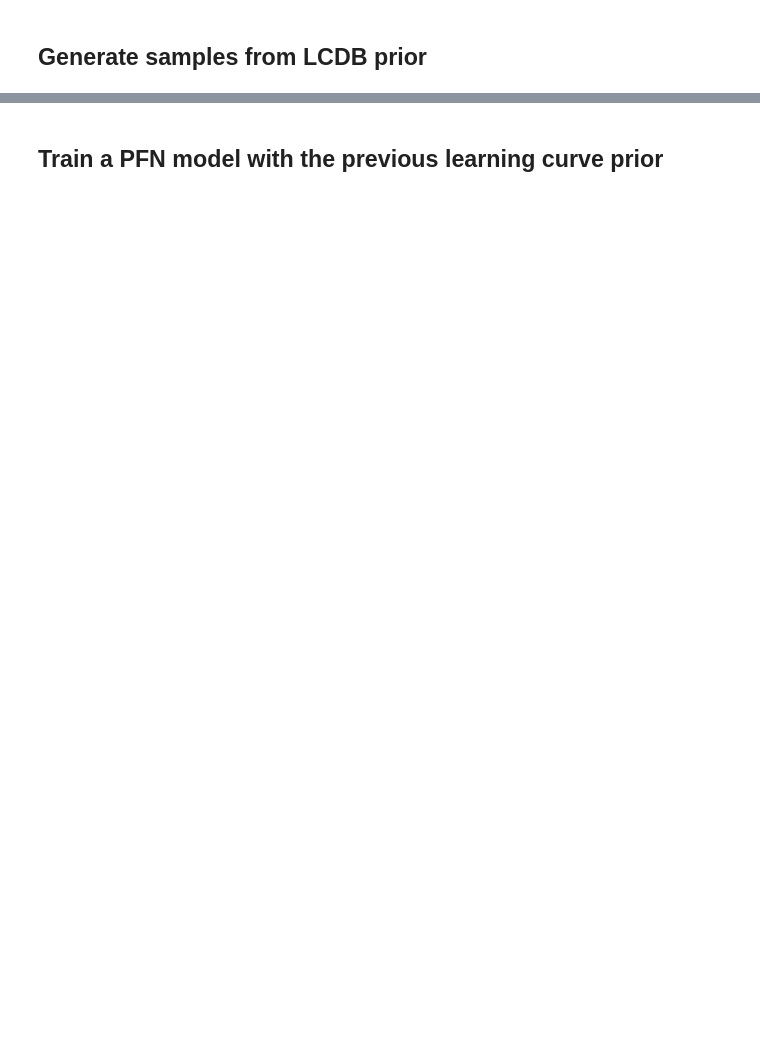
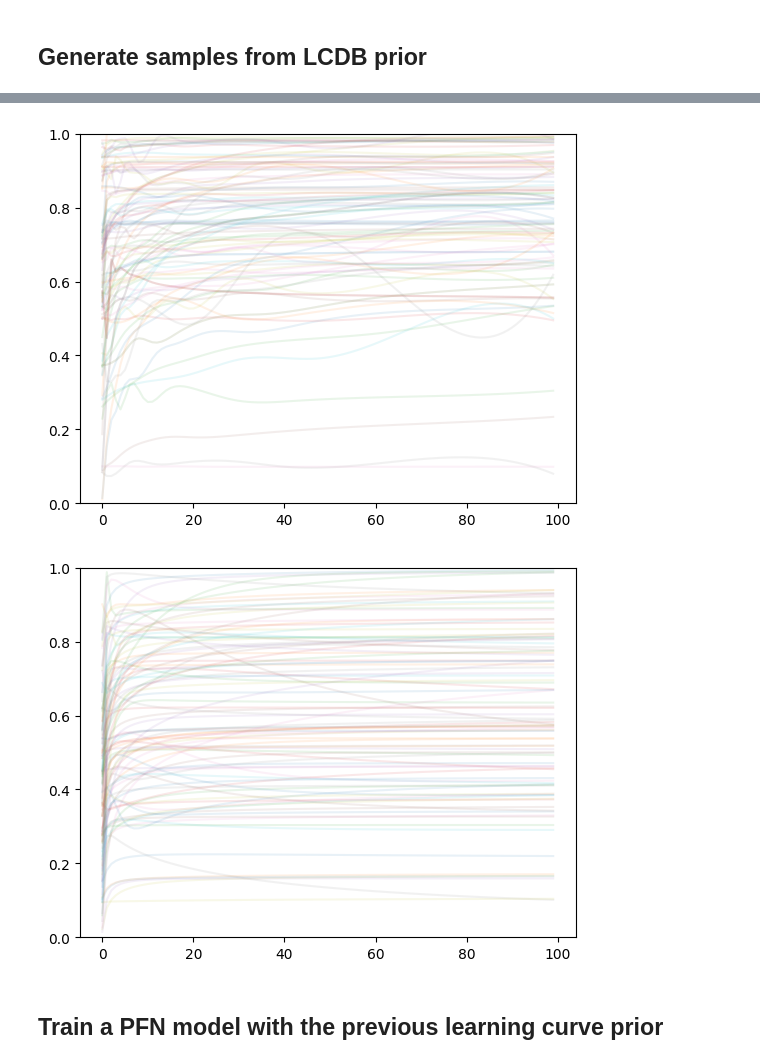
Before and after one commit to pratham2442000/BachelorThesis, a Jupyter notebook: training_lcbd.ipynb, the cells around one changed output, grey strips where cells are left out. Cells and saved outputs as stored; diff of their text form; code cells hidden in the pictures; blank space fills up the shorter version.

Commit message:
Modifiled lcpfn tyo work with lcbd and optimization to train model with lcbd

```diff
--- a/training_lcbd.ipynb
+++ b/training_lcbd.ipynb
@@ -138,3 +118,20 @@ y_smooth (100,)
+# %%
+for _ in range(100):
+    prior = sample_from_lcbd(np.random)
+    curve, a = prior()
+    plt.plot(curve, alpha=0.1)
+plt.ylim(0, 1)
+plt.show()
+
+for _ in range(100):
+    prior = lcpfn.sample_from_prior(np.random)
+    curve, a = prior()
+    plt.plot(curve, alpha=0.1)
+plt.ylim(0, 1)
+plt.show()
+# %% [output]
+[figure, added]
+[figure, added]
 # %% [markdown]
 ## Train a PFN model with the previous learning curve prior
 # %%
```
Also changed, not shown: parts of 10 cells of this notebook, 18 other files.
